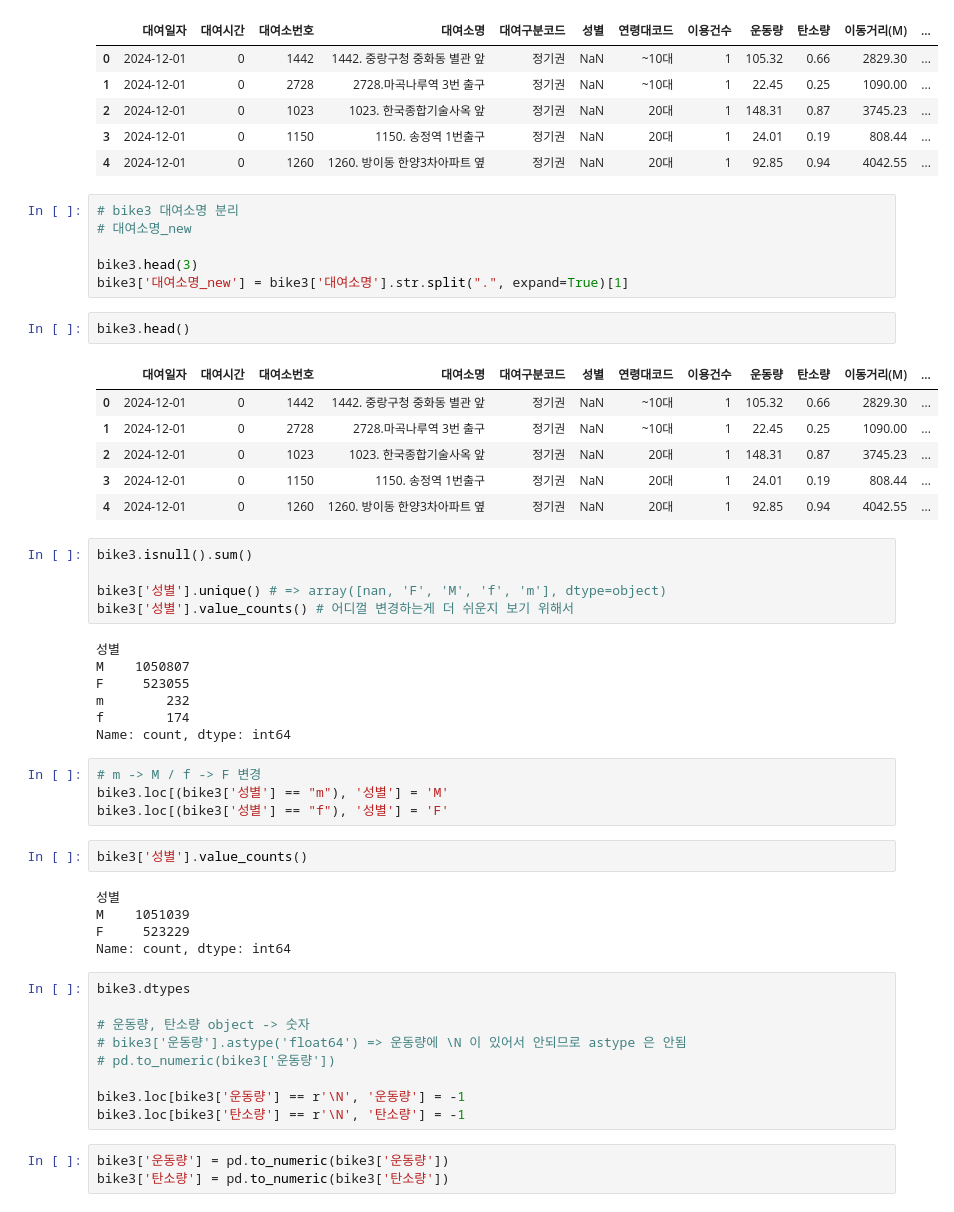
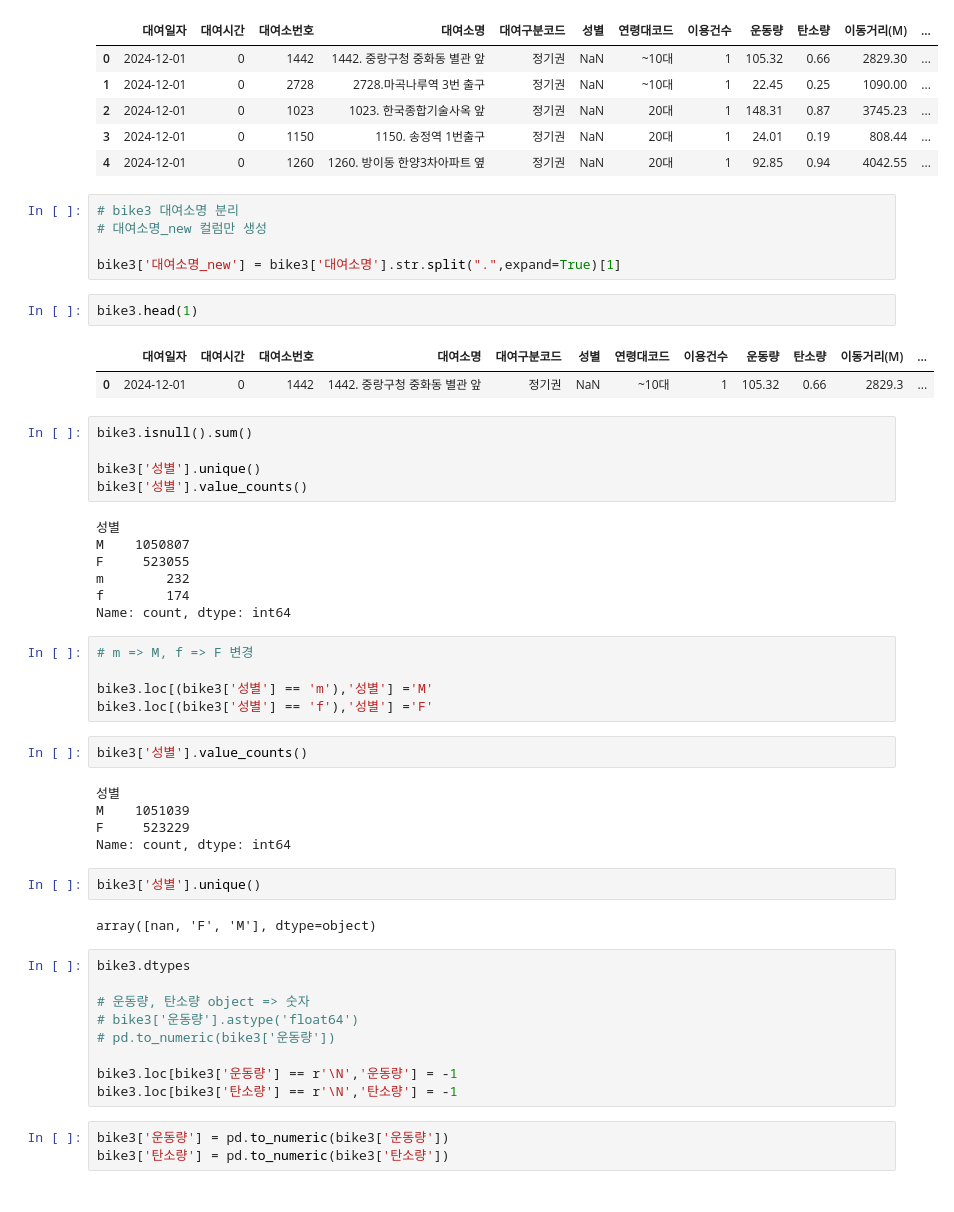
Before and after one commit to dydwoj/pythonsource, a Jupyter notebook: analytics/seoul.ipynb, the cells around one changed output. Cells and saved outputs as stored; diff of their text form.

```diff
--- a/analytics/seoul.ipynb
+++ b/analytics/seoul.ipynb
@@ -174,24 +187,19 @@ bike3.head()
 | 4 | 2024-12-01 | 0 | 1260 | 1260. 방이동 한양3차아파트 옆 | 정기권 | NaN | 20대 | 1 | 92.85 | 0.94 | 4042.55 | ... |
 # %%
 # bike3 대여소명 분리
-# 대여소명_new
+# 대여소명_new 컬럼만 생성
 
-bike3.head(3)
-bike3['대여소명_new'] = bike3['대여소명'].str.split(".", expand=True)[1]
+bike3['대여소명_new'] = bike3['대여소명'].str.split(".",expand=True)[1]
 # %%
-bike3.head()
+bike3.head(1)
 # %% [output]
 |  | 대여일자 | 대여시간 | 대여소번호 | 대여소명 | 대여구분코드 | 성별 | 연령대코드 | 이용건수 | 운동량 | 탄소량 | 이동거리(M) | ... |
-| 0 | 2024-12-01 | 0 | 1442 | 1442. 중랑구청 중화동 별관 앞 | 정기권 | NaN | ~10대 | 1 | 105.32 | 0.66 | 2829.30 | ... |
-| 1 | 2024-12-01 | 0 | 2728 | 2728.마곡나루역 3번 출구 | 정기권 | NaN | ~10대 | 1 | 22.45 | 0.25 | 1090.00 | ... |
-| 2 | 2024-12-01 | 0 | 1023 | 1023. 한국종합기술사옥 앞 | 정기권 | NaN | 20대 | 1 | 148.31 | 0.87 | 3745.23 | ... |
-| 3 | 2024-12-01 | 0 | 1150 | 1150. 송정역 1번출구 | 정기권 | NaN | 20대 | 1 | 24.01 | 0.19 | 808.44 | ... |
-| 4 | 2024-12-01 | 0 | 1260 | 1260. 방이동 한양3차아파트 옆 | 정기권 | NaN | 20대 | 1 | 92.85 | 0.94 | 4042.55 | ... |
+| 0 | 2024-12-01 | 0 | 1442 | 1442. 중랑구청 중화동 별관 앞 | 정기권 | NaN | ~10대 | 1 | 105.32 | 0.66 | 2829.3 | ... |
 # %%
 bike3.isnull().sum()
 
-bike3['성별'].unique() # => array([nan, 'F', 'M', 'f', 'm'], dtype=object)
-bike3['성별'].value_counts() # 어디껄 변경하는게 더 쉬운지 보기 위해서
+bike3['성별'].unique()
+bike3['성별'].value_counts()
 # %% [output]
 성별
 M    1050807
@@ -200,9 +208,10 @@ m        232
 f        174
 Name: count, dtype: int64
 # %%
-# m -> M / f -> F 변경
-bike3.loc[(bike3['성별'] == "m"), '성별'] = 'M'
-bike3.loc[(bike3['성별'] == "f"), '성별'] = 'F'
+# m => M, f => F 변경
+
+bike3.loc[(bike3['성별'] == 'm'),'성별'] ='M'
+bike3.loc[(bike3['성별'] == 'f'),'성별'] ='F'
 # %%
 bike3['성별'].value_counts()
 # %% [output]
@@ -210,15 +219,19 @@ bike3['성별'].value_counts()
 M    1051039
 F     523229
 Name: count, dtype: int64
+# %%
+bike3['성별'].unique()
+# %% [output]
+array([nan, 'F', 'M'], dtype=object)
 # %%
 bike3.dtypes
 
-# 운동량, 탄소량 object -> 숫자
-# bike3['운동량'].astype('float64') => 운동량에 \N 이 있어서 안되므로 astype 은 안됨
+# 운동량, 탄소량 object => 숫자
+# bike3['운동량'].astype('float64')
 # pd.to_numeric(bike3['운동량'])
 
-bike3.loc[bike3['운동량'] == r'\N', '운동량'] = -1
-bike3.loc[bike3['탄소량'] == r'\N', '탄소량'] = -1
+bike3.loc[bike3['운동량'] == r'\N','운동량'] = -1
+bike3.loc[bike3['탄소량'] == r'\N','탄소량'] = -1
 # %%
 bike3['운동량'] = pd.to_numeric(bike3['운동량'])
 bike3['탄소량'] = pd.to_numeric(bike3['탄소량'])
```
Also changed, not shown: parts of 31 cells of this notebook, 6 other files.
